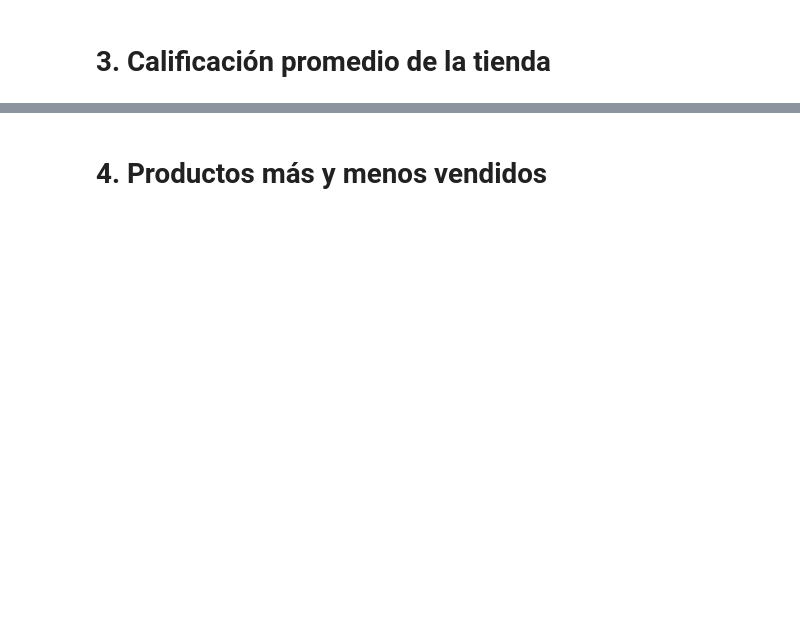
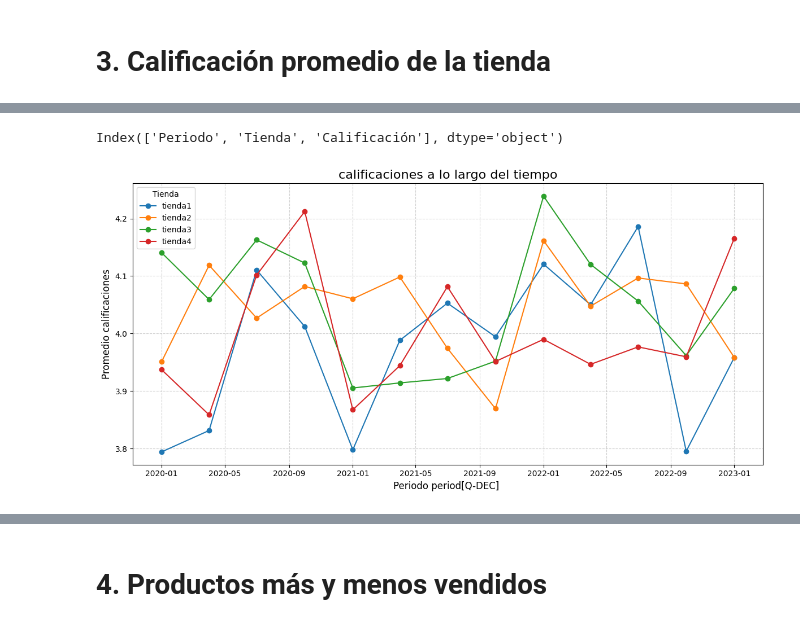
Before and after one commit to JCSR2022/challenge1-data-science-Alura, a Jupyter notebook: AluraStoreLatam.ipynb, the cells around one changed output, grey strips where cells are left out. Drawn from its saved outputs; the diff is of its cells as text; code cells hidden in the pictures; blank space fills up the shorter version.

```diff
--- a/AluraStoreLatam.ipynb
+++ b/AluraStoreLatam.ipynb
@@ -921,9 +785,2 @@ graficar_ingresos_categoria_tiempo(df_cat_tiempo)
 # %% [markdown]
 # 3. Calificación promedio de la tienda
-# %%
-cal = {}
-for name, df in all_data.items():
-  cal[name] = df['Calificación'].mean()
-df_calificacion = pd.DataFrame(cal.items(), columns=['Tienda', 'Calificación']).sort_values(by='Calificación',ascending=False)
-print("calificacion promedio por tienda")
-df_calificacion
@@ -1003,0 +834,48 @@ df_cal_vendedor = califiacion_por_vendedor(all_data)
+# %%
+df_calif_tiempo.columns
+# %% [output]
+Index(['Periodo', 'Tienda', 'Calificación'], dtype='object')
+# %%
+
+def graficar_califiacion_tiempo(df_calif_tiempo):
+  """
+  Grafica los promedios de calificacion por tienda a través del tiempo usando la salida
+  de la función df_calif_tiempo().
+
+  Parámetros
+  ----------
+  df_calif_tiempo: DataFrame
+      Debe contener las columnas: 'Periodo', 'Tienda', 'Calificación'
+  """
+
+  columnas_necesarias = ['Periodo', 'Tienda', 'Calificación']
+  faltantes = [c for c in columnas_necesarias if c not in df_calif_tiempo.columns]
+  if faltantes:
+      raise ValueError(f"El DataFrame no contiene las columnas necesarias: {faltantes}")
+
+  per = df_calif_tiempo['Periodo'].dtype.name
+
+  # Convertir Period a fecha para graficar
+  df_plot = df_calif_tiempo.copy()
+  df_plot["Fecha"] = df_plot["Periodo"].dt.to_timestamp()
+
+  # Crear la gráfica
+  plt.figure(figsize=(12, 6))
+
+  # Graficar cada tienda
+  for tienda, df_t in df_plot.groupby('Tienda'):
+      plt.plot(df_t["Fecha"], df_t['Calificación'], marker="o", label=tienda)
+
+  # Formato de la gráfica
+  plt.title("calificaciones a lo largo del tiempo", fontsize=16)
+  plt.xlabel(f"Periodo {per} ", fontsize=12)
+  plt.ylabel("Promedio calificaciones", fontsize=12)
+  plt.grid(True, linestyle="--", alpha=0.6)
+  plt.legend(title="Tienda")
+  plt.tight_layout()
+  plt.show()
+
+df_calif_tiempo = calificacion_en_tiempo(df_all,periodo="Q")
+graficar_califiacion_tiempo(df_calif_tiempo)
+# %% [output]
+[figure, added]
```
Also changed, not shown: parts of 23 cells of this notebook.
